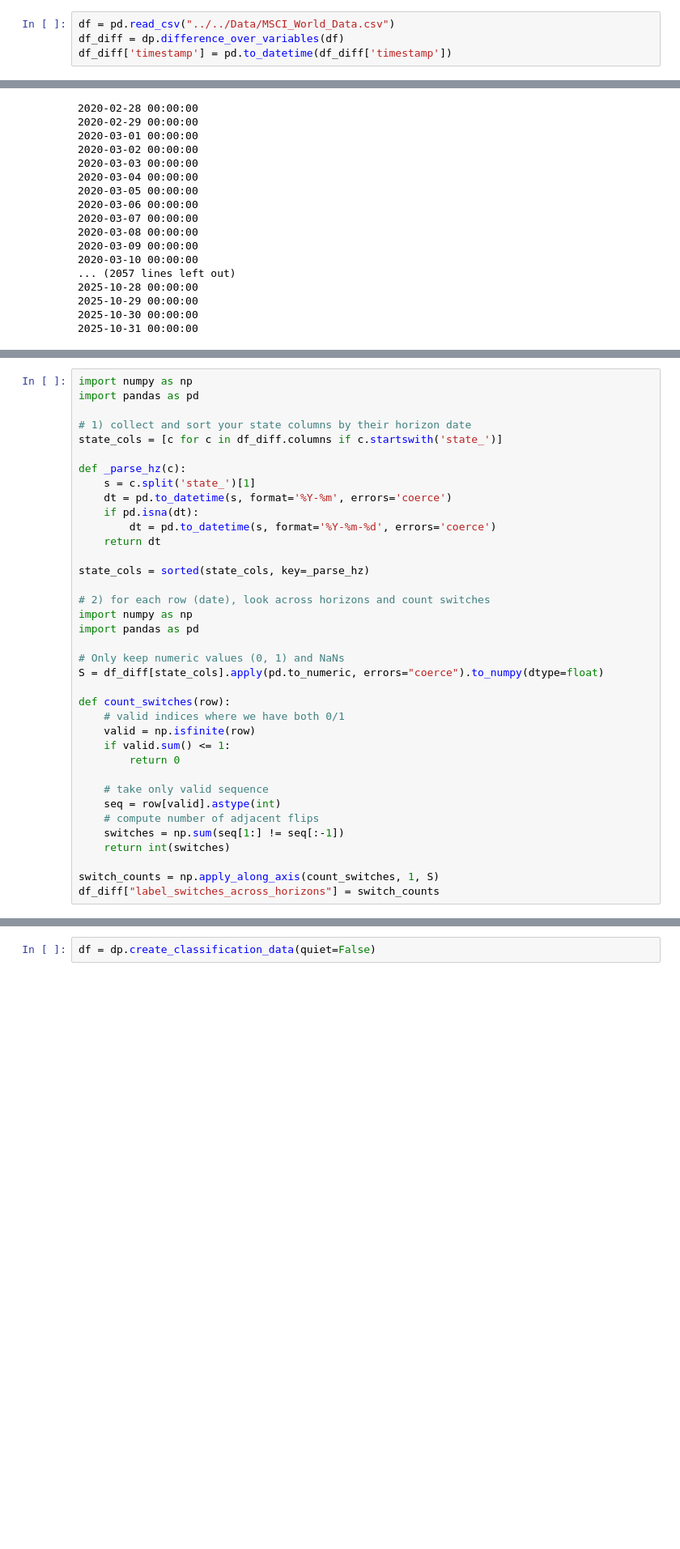
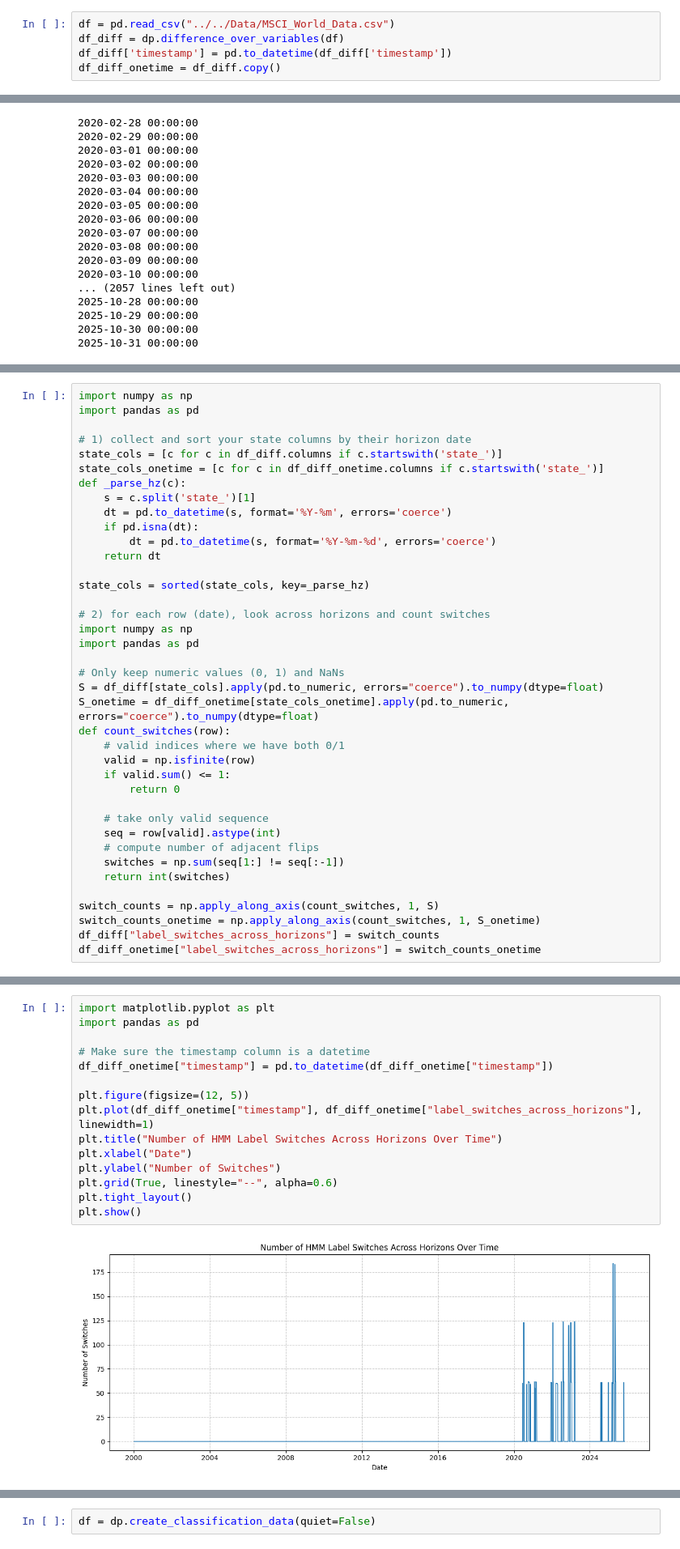
Before and after one commit to KiliTili/Masterarbeit, a Jupyter notebook: Notebooks/EDA/hmm_horizons.ipynb, the cells around one changed output, grey strips where cells are left out. Shown: that part at 81% size. Saved outputs shown, nothing was run; the diff lists cells and outputs as text; blank space fills up the shorter version.

```diff
--- a/Notebooks/EDA/hmm_horizons.ipynb
+++ b/Notebooks/EDA/hmm_horizons.ipynb
@@ -8,3 +8,4 @@ import source.data_preparation as dp
 df = pd.read_csv("../../Data/MSCI_World_Data.csv")
 df_diff = dp.difference_over_variables(df)
 df_diff['timestamp'] = pd.to_datetime(df_diff['timestamp'])
+df_diff_onetime = df_diff.copy()
@@ -103,7 +160,7 @@ import pandas as pd
 
 # 1) collect and sort your state columns by their horizon date
 state_cols = [c for c in df_diff.columns if c.startswith('state_')]
-
+state_cols_onetime = [c for c in df_diff_onetime.columns if c.startswith('state_')]
 def _parse_hz(c):
     s = c.split('state_')[1]
     dt = pd.to_datetime(s, format='%Y-%m', errors='coerce')
@@ -119,7 +176,7 @@ import pandas as pd
 
 # Only keep numeric values (0, 1) and NaNs
 S = df_diff[state_cols].apply(pd.to_numeric, errors="coerce").to_numpy(dtype=float)
-
+S_onetime = df_diff_onetime[state_cols_onetime].apply(pd.to_numeric, errors="coerce").to_numpy(dtype=float)
 def count_switches(row):
     # valid indices where we have both 0/1
     valid = np.isfinite(row)
@@ -133,7 +190,9 @@ def count_switches(row):
     return int(switches)
 
 switch_counts = np.apply_along_axis(count_switches, 1, S)
+switch_counts_onetime = np.apply_along_axis(count_switches, 1, S_onetime)
 df_diff["label_switches_across_horizons"] = switch_counts
+df_diff_onetime["label_switches_across_horizons"] = switch_counts_onetime
 # %%
 import matplotlib.pyplot as plt
 import pandas as pd
@@ -153,0 +213,17 @@ plt.show()
+# %%
+import matplotlib.pyplot as plt
+import pandas as pd
+
+# Make sure the timestamp column is a datetime
+df_diff_onetime["timestamp"] = pd.to_datetime(df_diff_onetime["timestamp"])
+
+plt.figure(figsize=(12, 5))
+plt.plot(df_diff_onetime["timestamp"], df_diff_onetime["label_switches_across_horizons"], linewidth=1)
+plt.title("Number of HMM Label Switches Across Horizons Over Time")
+plt.xlabel("Date")
+plt.ylabel("Number of Switches")
+plt.grid(True, linestyle="--", alpha=0.6)
+plt.tight_layout()
+plt.show()
+# %% [output]
+[figure, added]
```
Also changed, not shown: parts of 9 cells of this notebook, 2 other files.
